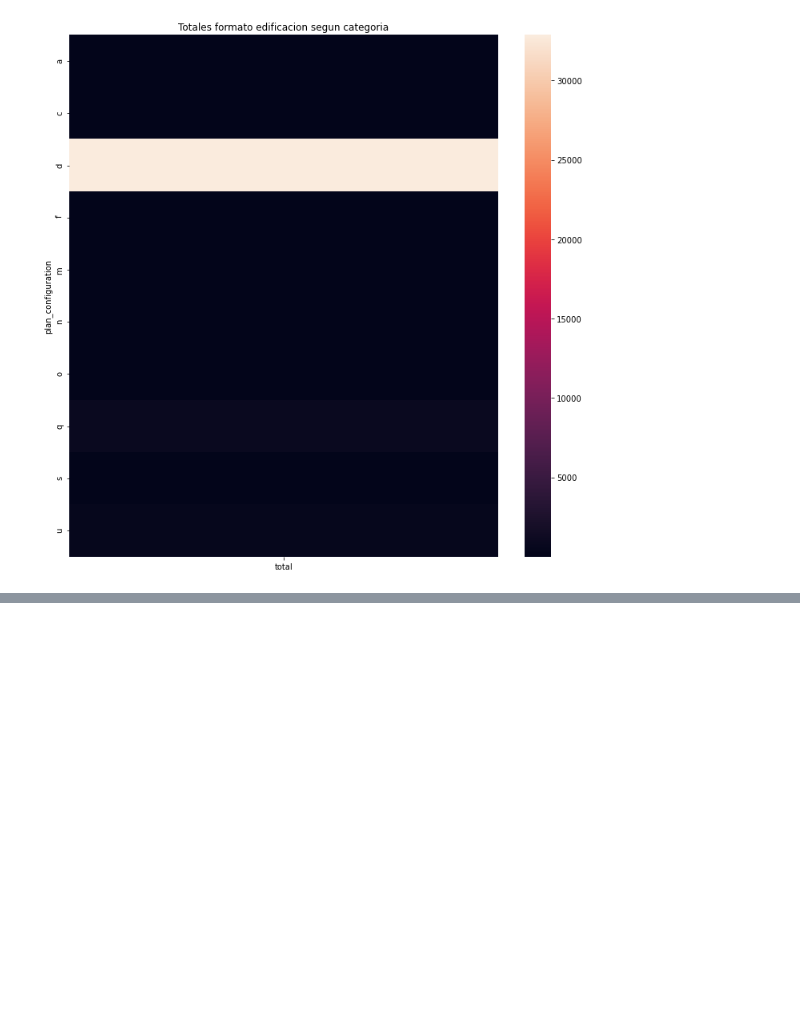
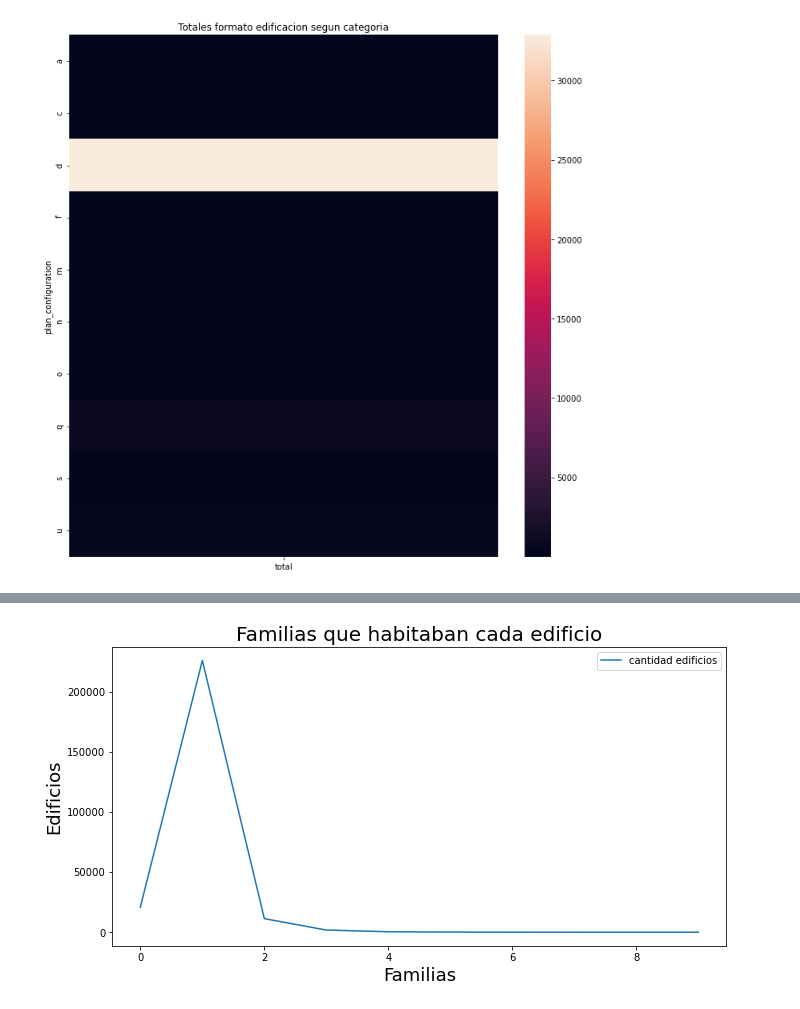
Before and after one commit to FranciscoGauna/TP-Datos-2021, a Jupyter notebook: Usos de las edificaciones.ipynb, the cells around one changed output, grey strips where cells are left out. Saved outputs shown, nothing was run; the diff lists cells and outputs as text; code cells hidden in the pictures; blank space fills up the shorter version.

Commit message:
graficos x cantidad de flias en edificios

```diff
--- a/Usos de las edificaciones.ipynb
+++ b/Usos de las edificaciones.ipynb
@@ -207,3 +207,7 @@ sns.heatmap(configCasas, ax = ax)
 [figure]
 # %%
 #Conclusión: La mayoría de las casas dañadas pertenecen a la categoría 'd' respecto al diseño sísmico.
+# %%
+cantFamilias = values[['building_id', 'age', 'area_percentage', 'count_families']]\
+.merge(labels, on = 'building_id')
+cantFamilias.head(10)
@@ -209,0 +226,4 @@ sns.heatmap(configCasas, ax = ax)
+# %%
+cantFamilias = cantFamilias.groupby(['count_families'])\
+.agg({'building_id': 'count'}).reset_index().rename(columns = {'building_id': 'cantidad edificios'})
+cantFamilias.head(10)
@@ -209,0 +242,9 @@ sns.heatmap(configCasas, ax = ax)
+# %%
+cantFamilias.plot(kind='line', x='count_families', y='cantidad edificios',figsize=(11,5.5))
+g=plt.gca()
+g.set_title("Familias que habitaban cada edificio",\
+            fontsize=20);
+g.set_xlabel("Familias", fontsize=18);
+g.set_ylabel("Edificios", fontsize=18);
+# %% [output]
+[figure, added]
```
Also changed, not shown: parts of 3 cells of this notebook.
